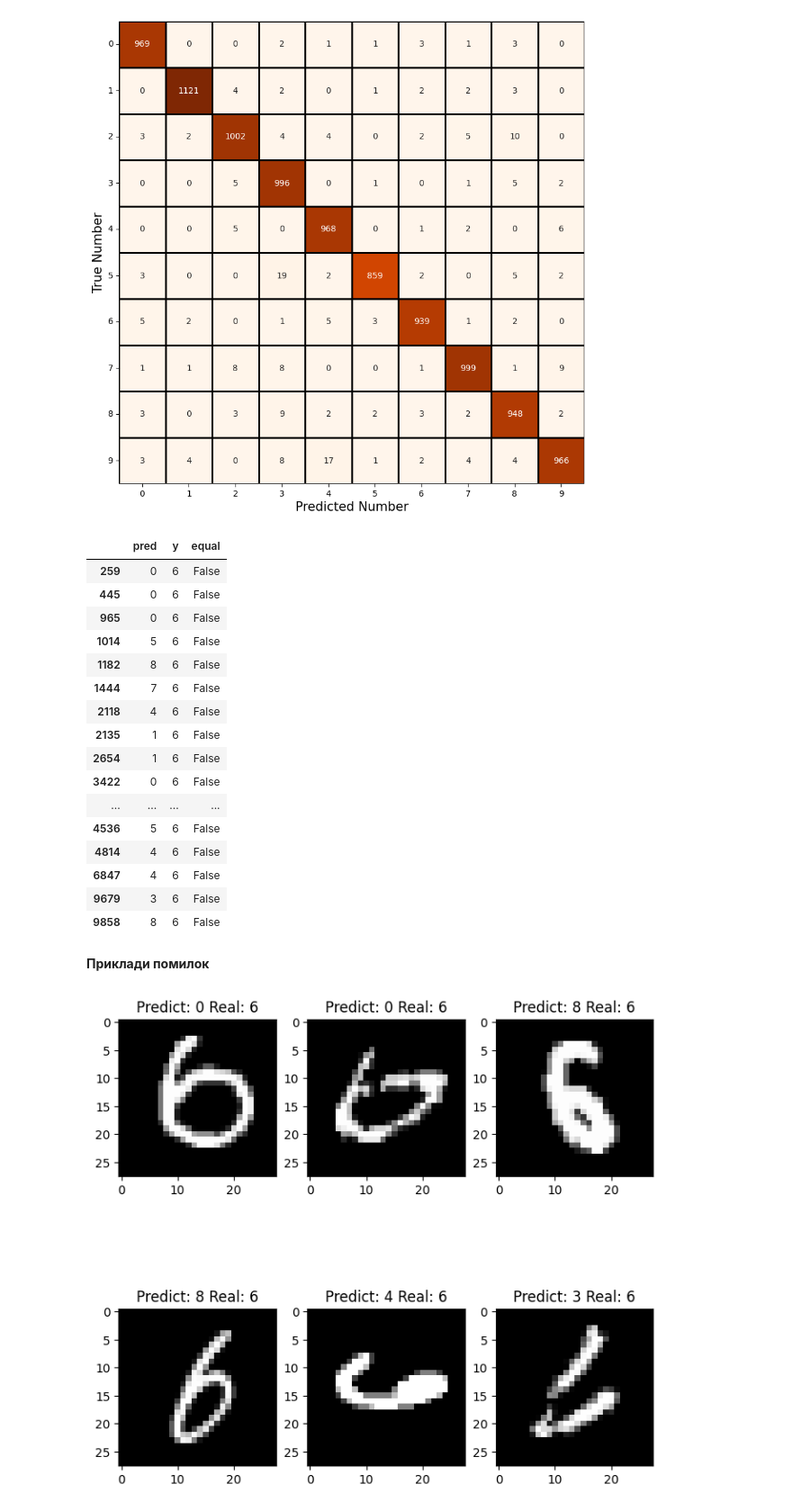
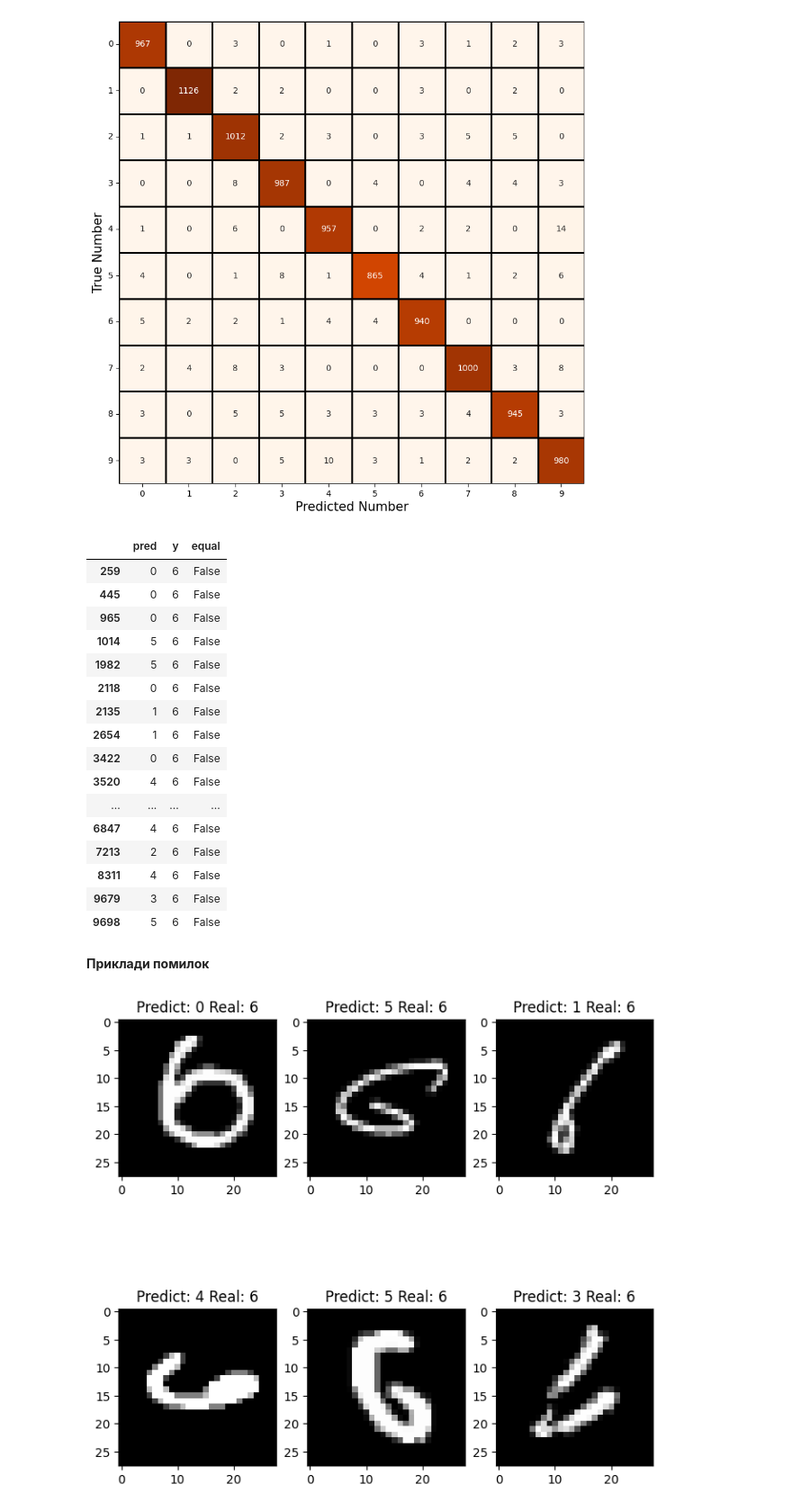
Before and after one commit to VadymBoyko/DS-HW01, a Jupyter notebook: HW8.ipynb, the cells around one changed output. Shown: that part at 90% size. Drawn from its saved outputs; the diff is of its cells as text; code cells hidden in the pictures.

```diff
--- a/HW8.ipynb
+++ b/HW8.ipynb
@@ -121,10 +124,7 @@ def cross_entropy(y_pred, y_true):
 
 # В качестве метрики качества используем точность
 def accuracy(y_pred, y_true):
-    correct_prediction = tf.equal(
-        tf.argmax(y_pred, 1),
-        tf.cast(y_true, tf.int64)
-    )
+    correct_prediction = tf.equal(tf.argmax(y_pred, 1), tf.cast(y_true, tf.int64))
     return tf.reduce_mean(tf.cast(correct_prediction, tf.float32), axis=-1)
 # %%
 # Создадим экзампляр нейронной сети
@@ -139,22 +139,14 @@ def train(nn, input_x, output_y):
   with tf.GradientTape() as g:
     pred = model(input_x)
     loss = cross_entropy(pred, output_y)
-
-    # Создадим оптимизируемых список параметров
-    opt_param = [model.layer_1.trainable_variables, model.layer_2.trainable_variables, model.layer_3.trainable_variables]
+    # Создадим оптимизируемый список параметров
+    opt_param = model.trainable_variables
 
     # Вычислим по ним значение градиента
-    grad_layer_1, grad_layer_2, grad_layer_3 = g.gradient(loss, opt_param)
+    gradients = g.gradient(loss, opt_param)
 
     # Модифицируем параметры
-    model.layer_1.b.assign_sub(learning_rate * grad_layer_1[0])
-    model.layer_1.w.assign_sub(learning_rate * grad_layer_1[1])
-
-    model.layer_2.b.assign_sub(learning_rate * grad_layer_2[0])
-    model.layer_2.w.assign_sub(learning_rate * grad_layer_2[1])
-
-    model.layer_3.b.assign_sub(learning_rate * grad_layer_3[0])
-    model.layer_3.w.assign_sub(learning_rate * grad_layer_3[1])
+    optimizer.apply_gradients(zip(gradients, opt_param))
 # %%
 # Тренировка сети
 
@@ -279,26 +272,26 @@ ea[(ea["y"] == 6) & (ea["equal"] == False)]
 | 445 | 0 | 6 | False |
 | 965 | 0 | 6 | False |
 | 1014 | 5 | 6 | False |
-| 1182 | 8 | 6 | False |
-| 1444 | 7 | 6 | False |
-| 2118 | 4 | 6 | False |
+| 1982 | 5 | 6 | False |
+| 2118 | 0 | 6 | False |
 | 2135 | 1 | 6 | False |
 | 2654 | 1 | 6 | False |
 | 3422 | 0 | 6 | False |
+| 3520 | 4 | 6 | False |
 | ... | ... | ... | ... |
-| 4536 | 5 | 6 | False |
-| 4814 | 4 | 6 | False |
 | 6847 | 4 | 6 | False |
+| 7213 | 2 | 6 | False |
+| 8311 | 4 | 6 | False |
 | 9679 | 3 | 6 | False |
-| 9858 | 8 | 6 | False |
+| 9698 | 5 | 6 | False |
 # %% [markdown]
 **Приклади помилок**
 # %%
 plt.figure(figsize=(8, 8))
-index = [259, 445, 1182, 9858, 3520, 9679]
+index = [259, 1014, 2135, 3520, 4536, 9679]
 for i, _x in enumerate(x_test[index], 1):
     plt.subplot(2, 3, i)
     plt.imshow(_x.reshape(28, 28), cmap="gray")
     plt.title(f"Predict: {y_pred_test[index[i - 1]]} Real: {y_test[index[i - 1]]}")
 # %% [output]
-[figure, old version]
+[figure, new version]
```
Also changed, not shown: parts of 7 cells of this notebook.
